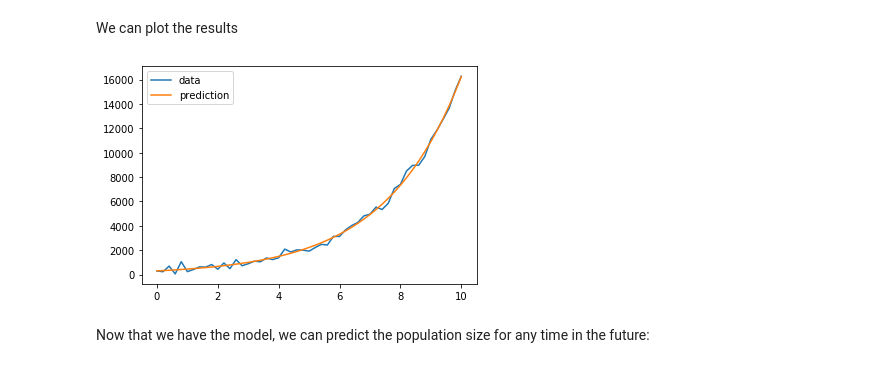
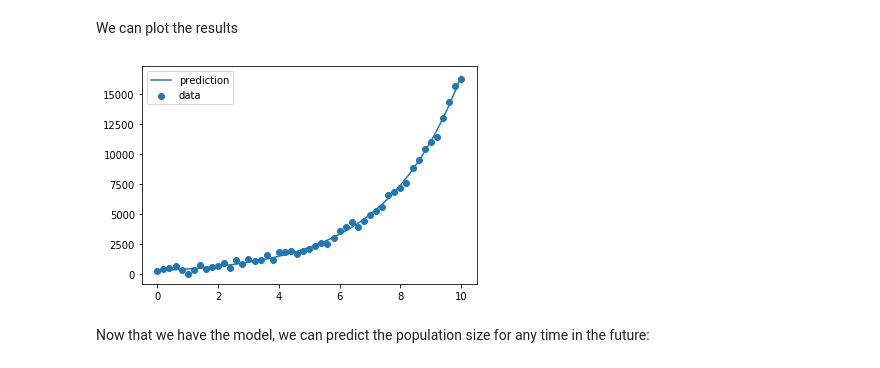
Before and after one commit to BME1478H/BME1478material, a Jupyter notebook: Lectures/week11/lesson.ipynb, the cells around one changed output. Cells and saved outputs as stored; diff of their text form; code cells hidden in the pictures.

```diff
--- a/Lectures/week11/lesson.ipynb
+++ b/Lectures/week11/lesson.ipynb
@@ -398,12 +419,12 @@ x1             0.3973      0.005     82.184      0.000       0.388       0.407
 We can plot the results
 # %%
 fig, ax = plt.subplots()
-ax.plot(t,y,label="data");
+ax.scatter(t,y,label="data");
 #ax.plot(t,y_true,label="true");
 ax.plot(t,res.fittedvalues,label="prediction")
 ax.legend(loc="best");
 # %% [output]
-[figure, old version]
+[figure, new version]
 # %% [markdown]
 Now that we have the model, we can predict the population size for any time in the future:
 # %%
```
Also changed, not shown: parts of 7 cells of this notebook.
